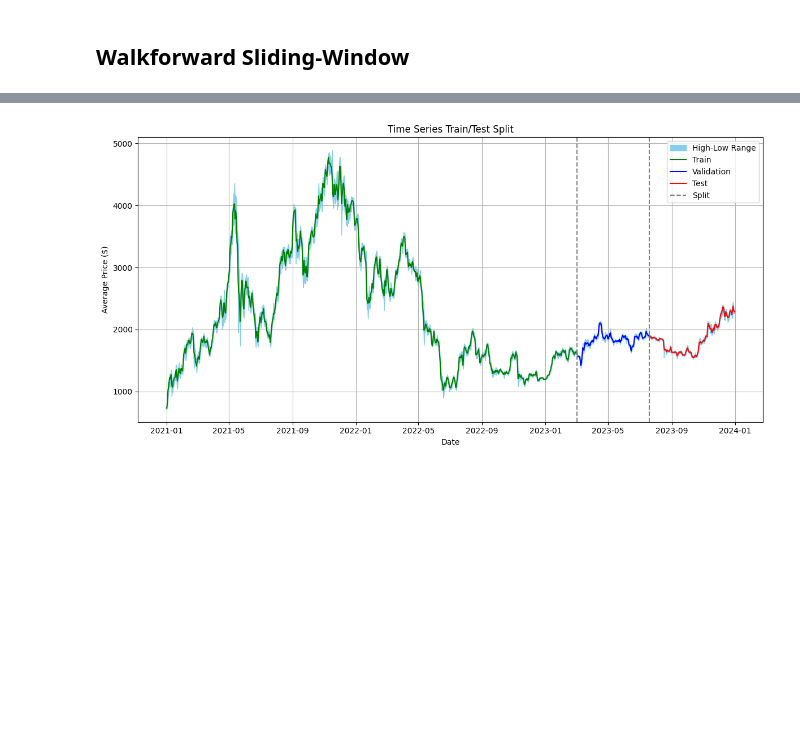
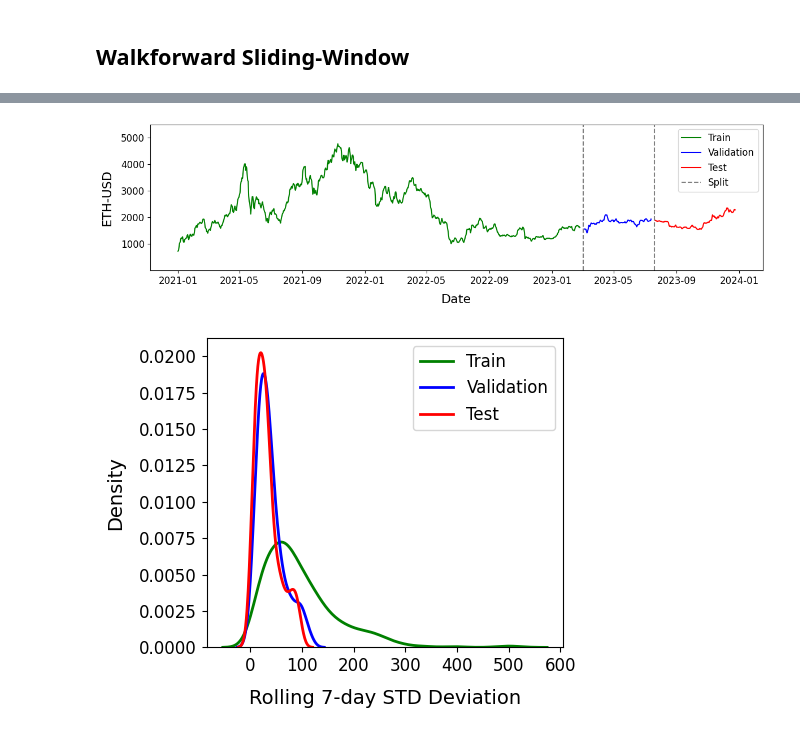
Before and after one commit to rdhakan13/ETH_Price_Predition, a Jupyter notebook: notebooks/2. train-val-test_split.ipynb, the cells around one changed output, grey strips where cells are left out. Saved outputs shown, nothing was run; the diff lists cells and outputs as text; code cells hidden in the pictures; blank space fills up the shorter version.

```diff
--- a/notebooks/2. train-val-test_split.ipynb
+++ b/notebooks/2. train-val-test_split.ipynb
@@ -18,17 +44,40 @@ n_periods=7
 # %%
-plt.figure(figsize=(12, 6))
-plt.fill_between(DL.final_data.index, DL.final_data['ETH_YF_Hi'], DL.final_data['ETH_YF_Lo'], color='skyblue', label='High-Low Range')
-plt.plot(train.index, train['ETH_D_AvgPrc'].values, label='Train', color='green')
-plt.plot(val.index, val['ETH_D_AvgPrc'].values, label='Validation', color='blue')
-plt.plot(test.index, test['ETH_D_AvgPrc'].values, label='Test', color='red')
+plt.figure(figsize=(12, 3.5))
+# plt.fill_between(DL.final_data.index, DL.final_data['ETH_YF_Hi'], DL.final_data['ETH_YF_Lo'], color='skyblue', label='High-Low Range')
+plt.plot(train[:-7].index, train['ETH_D_AvgPrc'][:-7].values, label='Train', color='green')
+plt.plot(val[:-7].index, val['ETH_D_AvgPrc'][:-7].values, label='Validation', color='blue')
+plt.plot(test[:-7].index, test['ETH_D_AvgPrc'][:-7].values, label='Test', color='red')
 plt.axvline(train.index[-1], color='gray', linestyle='--', label='Split')
 plt.axvline(val.index[-1], color='gray', linestyle='--')
-plt.title('Time Series Train/Test Split')
-plt.xlabel('Date')
-plt.ylabel('Average Price ($)')
-plt.legend()
-plt.grid(True)
+plt.xlabel('Date', fontsize=16,labelpad=10)
+plt.ylabel('ETH-USD',fontsize=16,labelpad=10)
+plt.ylim(0,5500)
+plt.xticks(fontsize=12)
+plt.yticks(fontsize=12, ticks=[1000,2000,3000,4000,5000])
+plt.legend(fontsize=12)
 plt.tight_layout()
+plt.savefig('test_train_validation.png', dpi=600, format='png', bbox_inches='tight')
 plt.show()
 # %% [output]
-[figure, old version]
+[figure, new version]
+# %%
+import seaborn as sns
+
+plt.figure(figsize=(5, 4))
+
+# KDE plots
+sns.kdeplot(train['ETH_D_AvgPrc'][:-7].rolling(window=7).std(), label='Train', color='green', linewidth=2)
+sns.kdeplot( val['ETH_D_AvgPrc'][:-7].rolling(window=7).std(), label='Validation', color='blue', linewidth=2)
+sns.kdeplot( test['ETH_D_AvgPrc'][:-7].rolling(window=7).std(), label='Test', color='red', linewidth=2)
+
+# Labels and legend
+plt.xlabel('Rolling 7-day STD Deviation', fontsize=14, labelpad=10)
+plt.ylabel('Density',fontsize=14, labelpad=10)
+plt.xticks(fontsize=12)
+plt.yticks(fontsize=12)
+plt.legend(fontsize=12)
+plt.tight_layout()
+plt.savefig('splits_distribution.png', dpi=600, format='png', bbox_inches='tight')
+plt.show()
+# %% [output]
+[figure, added]
```
Also changed, not shown: parts of 11 cells of this notebook, 2 other files.
